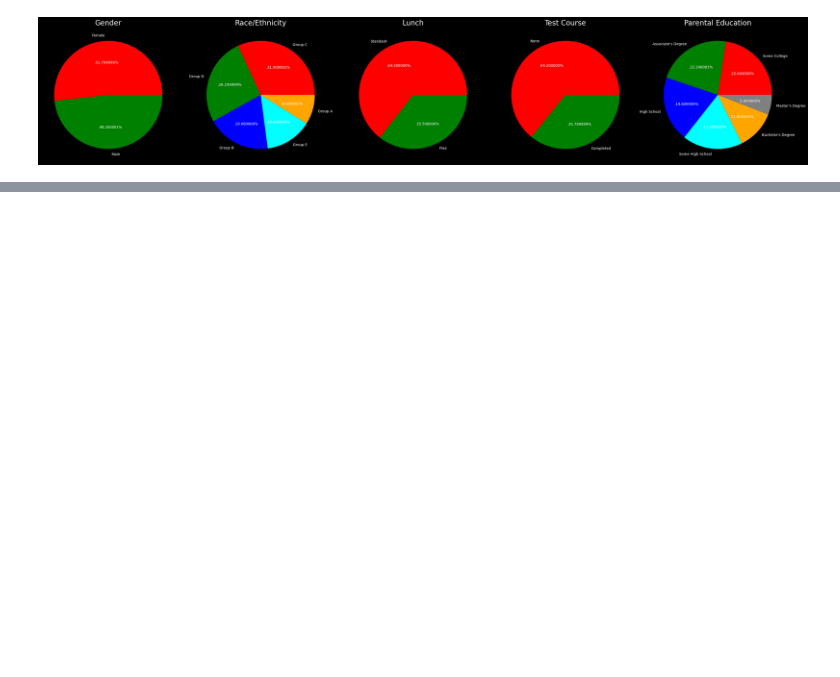
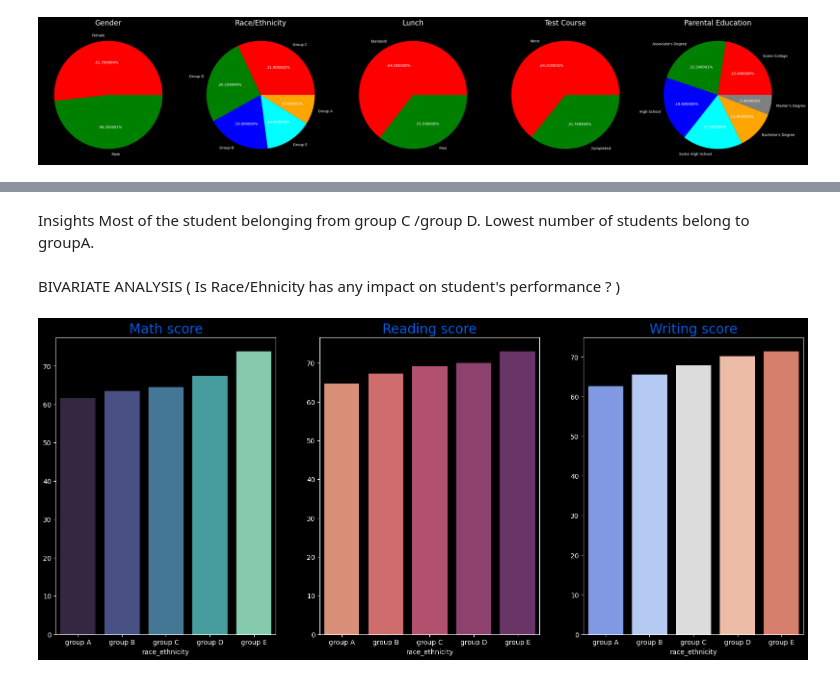
Before and after one commit to Vivek0311/ML-Project-1, a Jupyter notebook: notebook/EDA Student.ipynb, the cells around one changed output, grey strips where cells are left out. Saved outputs shown, nothing was run; the diff lists cells and outputs as text; code cells hidden in the pictures; blank space fills up the shorter version.

```diff
--- a/notebook/EDA Student.ipynb
+++ b/notebook/EDA Student.ipynb
@@ -370,0 +433,43 @@ plt.show()
+# %% [markdown]
+Insights
+Most of the student belonging from group C /group D.
+Lowest number of students belong to groupA.
+# %% [markdown]
+BIVARIATE ANALYSIS ( Is Race/Ehnicity has any impact on student's performance ? )
+# %%
+Group_data2 = df.groupby("race_ethnicity")
+f, ax = plt.subplots(1, 3, figsize=(20, 8))
+sns.barplot(
+    x=Group_data2["math_score"].mean().index,
+    y=Group_data2["math_score"].mean().values,
+    palette="mako",
+    ax=ax[0],
+)
+ax[0].set_title("Math score", color="#005ce6", size=20)
+
+for container in ax[0].containers:
+    ax[0].bar_label(container, color="black", size=15)
+
+sns.barplot(
+    x=Group_data2["reading_score"].mean().index,
+    y=Group_data2["reading_score"].mean().values,
+    palette="flare",
+    ax=ax[1],
+)
+ax[1].set_title("Reading score", color="#005ce6", size=20)
+
+for container in ax[1].containers:
+    ax[1].bar_label(container, color="black", size=15)
+
+sns.barplot(
+    x=Group_data2["writing_score"].mean().index,
+    y=Group_data2["writing_score"].mean().values,
+    palette="coolwarm",
+    ax=ax[2],
+)
+ax[2].set_title("Writing score", color="#005ce6", size=20)
+
+for container in ax[2].containers:
+    ax[2].bar_label(container, color="black", size=15)
+# %% [output]
+[figure, added]
```
Also changed, not shown: parts of 39 cells of this notebook.
